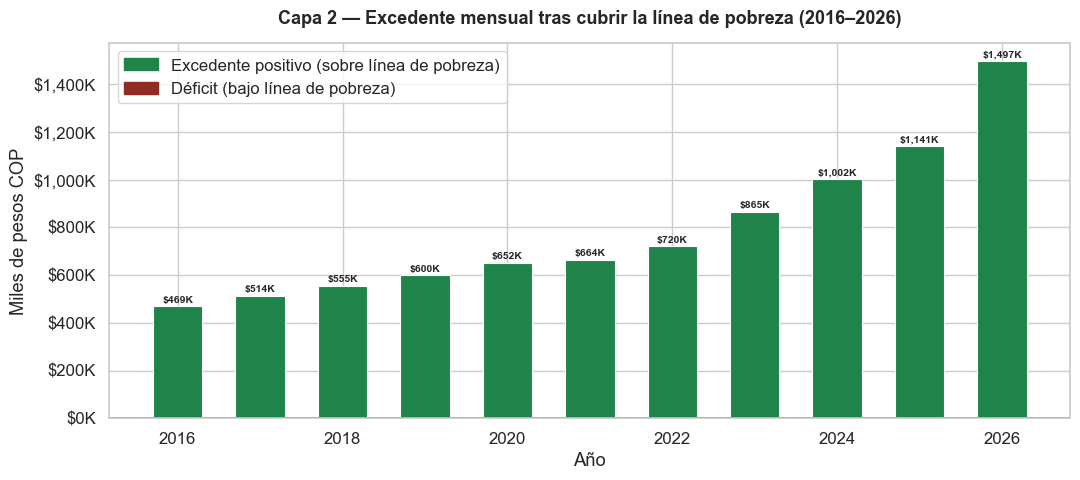
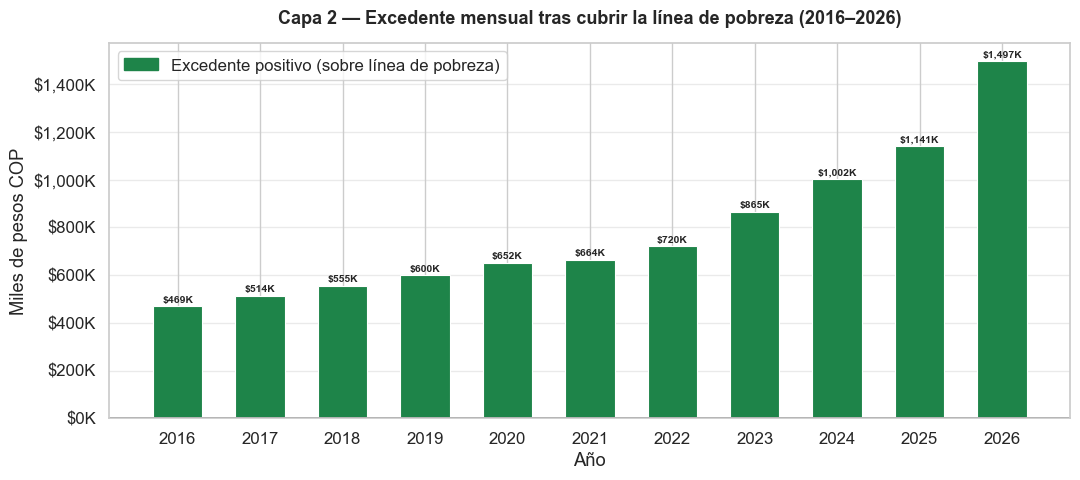
Unified diff of the notebook cell whose output changed from the first chart to the second:
--- before
+++ after
@@ -1,3 +1,3 @@
-# ── Gráfica 2: Excedente real (vivir o sobrevivir) ───────────────────────────
+# ── Gráfica 2: Excedente mensual ──────────────────────────────────────────────
 fig, ax = plt.subplots(figsize=(11, 5))
 
@@ -11,6 +11,7 @@
 ax.set_xlabel("Año")
 ax.set_ylabel("Miles de pesos COP")
-ax.xaxis.set_major_locator(plt.MaxNLocator(integer=True))
+ax.set_xticks(años)
 ax.yaxis.set_major_formatter(plt.FuncFormatter(lambda x, _: f"${x:,.0f}K"))
+ax.grid(axis="y", alpha=0.4)
 
 for bar, val in zip(bars, df_maestro["Excedente"] / 1e3):
@@ -19,12 +20,14 @@
             f"${val:,.0f}K", ha="center", va="bottom", fontsize=7.5, fontweight="bold")
 
-# Leyenda manual
+# Leyenda dinámica: solo muestra los colores que realmente aparecen en las barras
 from matplotlib.patches import Patch
-leyenda = [Patch(color=VERDE, label="Excedente positivo (sobre línea de pobreza)"),
-           Patch(color=ROJO,  label="Déficit (bajo línea de pobreza)")]
-ax.legend(handles=leyenda, loc="upper left")
+handles = []
+if any(e > 0 for e in df_maestro["Excedente"]):
+    handles.append(Patch(color=VERDE, label="Excedente positivo (sobre línea de pobreza)"))
+if any(e <= 0 for e in df_maestro["Excedente"]):
+    handles.append(Patch(color=ROJO, label="Déficit (bajo línea de pobreza)"))
+ax.legend(handles=handles, loc="upper left")
 
 plt.tight_layout()
 plt.savefig("datos_poder_adquisitivo/grafica_capa2_excedente.png", dpi=150, bbox_inches="tight")
 plt.show()
-print("Guardada: datos_poder_adquisitivo/grafica_capa2_excedente.png")

Commit: Ahora analizando para llegar a una fuerte conclusion